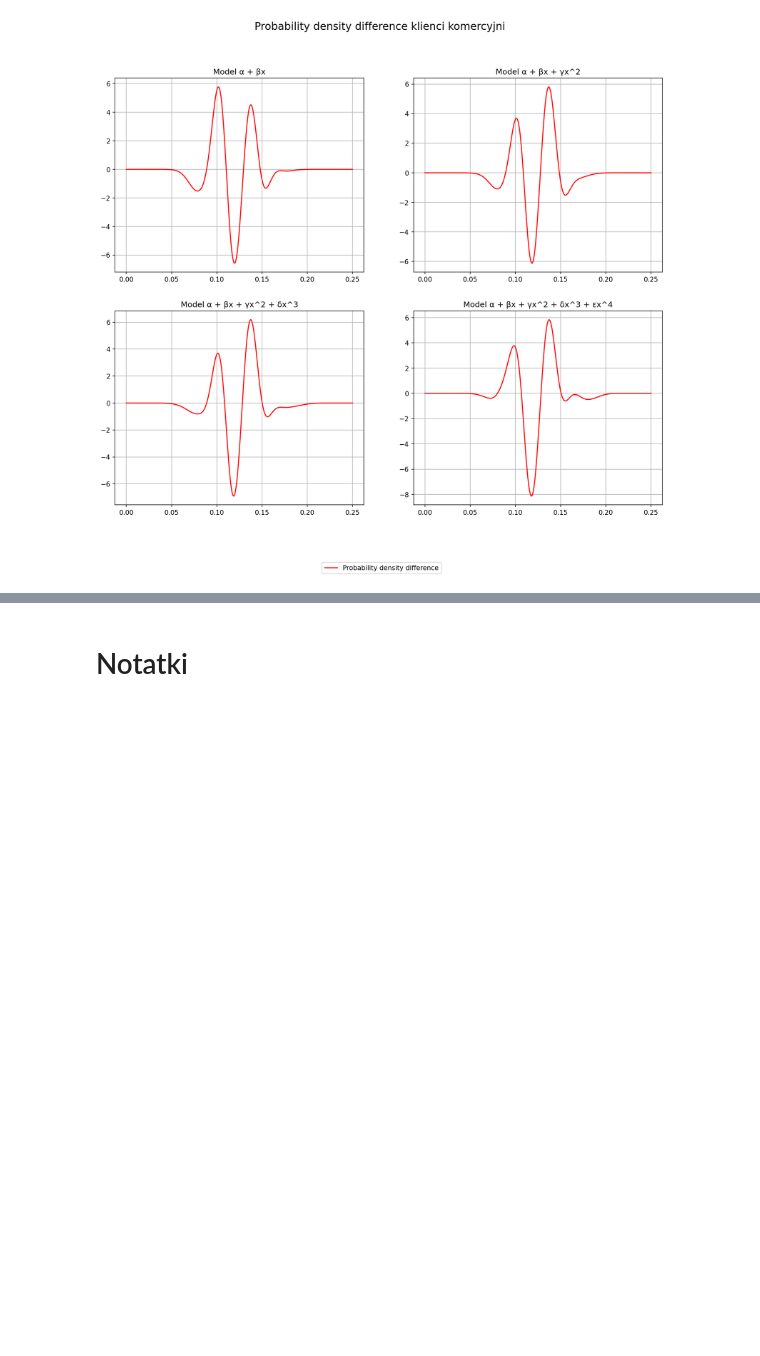
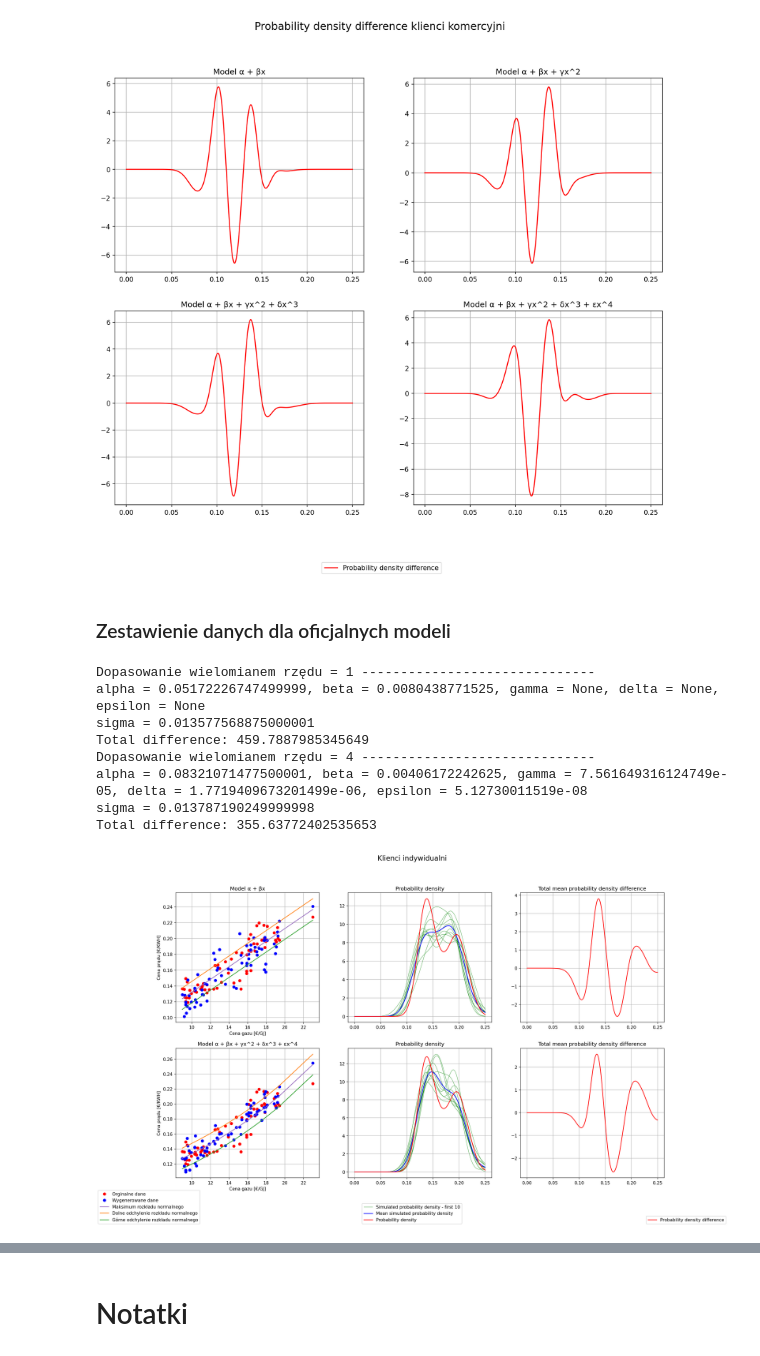
Before and after one commit to JTSawicki/Projekt-DataAnalytics-2022, a Jupyter notebook: Source_Code/Models 2.ipynb, the cells around one changed output, grey strips where cells are left out. Cells and saved outputs as stored; diff of their text form; code cells hidden in the pictures; blank space fills up the shorter version.

```diff
--- a/Source_Code/Models 2.ipynb
+++ b/Source_Code/Models 2.ipynb
@@ -303,3 +321,41 @@ Total difference: 469.065434798508
 Total difference: 493.65270903401256
 Total difference: 522.7070392160405
 [figure]
+# %% [markdown]
+### Zestawienie danych dla oficjalnych modeli
+# %%
+f, axs = plt.subplots(2, 3, figsize=(20,12), dpi=150)
+
+# Wielomian stopnia 1
+PlotFitedData(gh_mean_list, eh_mean_list, h_fit_degree1, 1, axs[0, 0], alternatedTitle=True)
+(h_density1, h_sim_density1, uh1) = PlotProbabilityDensity(eh_mean_list, h_fit_degree1, 1, axs[0, 1], densityNum=10, linEnd=0.25, alternatedTitle=True)
+PlotDensityDifference(h_density1, h_sim_density1, uh1, 1, axs[0, 2], alternatedTitle=True)
+
+# Wielomian stopnia 4
+PlotFitedData(gh_mean_list, eh_mean_list, h_fit_degree4, 4, axs[1, 0], alternatedTitle=True)
+(h_density4, h_sim_density4, uh4) = PlotProbabilityDensity(eh_mean_list, h_fit_degree4, 4, axs[1, 1], densityNum=10, linEnd=0.25, alternatedTitle=True)
+PlotDensityDifference(h_density4, h_sim_density4, uh4, 4, axs[1, 2], alternatedTitle=True)
+
+f.suptitle('Klienci indywidualni', fontsize=16)
+plt.rcParams['axes.grid'] = True
+
+handles1, labels1 = axs[0, 0].get_legend_handles_labels()
+handles2, labels2 = axs[0, 1].get_legend_handles_labels()
+handles3, labels3 = axs[0, 2].get_legend_handles_labels()
+
+f.legend(handles1, labels1, loc='lower left')
+f.legend(handles2, labels2, loc='lower center')
+f.legend(handles3, labels3, loc='lower right')
+
+plt.savefig('Klienci indywidualni - all.png', dpi=300, facecolor='w')
+plt.show()
+# %% [output]
+Dopasowanie wielomianem rzędu = 1 ------------------------------
+alpha = 0.05172226747499999, beta = 0.0080438771525, gamma = None, delta = None, epsilon = None
+sigma = 0.013577568875000001
+Total difference: 459.7887985345649
+Dopasowanie wielomianem rzędu = 4 ------------------------------
+alpha = 0.08321071477500001, beta = 0.00406172242625, gamma = 7.561649316124749e-05, delta = 1.7719409673201499e-06, epsilon = 5.12730011519e-08
+sigma = 0.013787190249999998
+Total difference: 355.63772402535653
+[figure, added]
```
Also changed, not shown: parts of 5 cells of this notebook.
